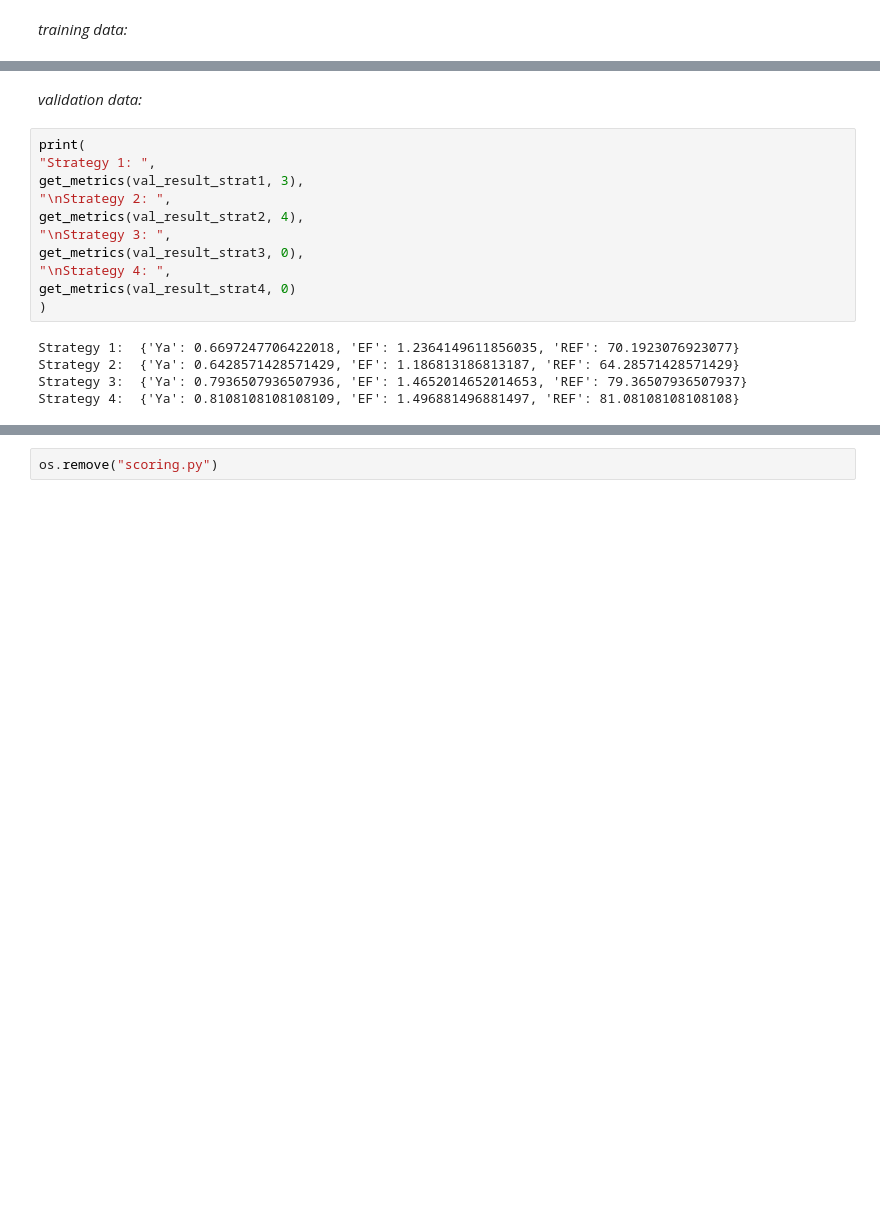
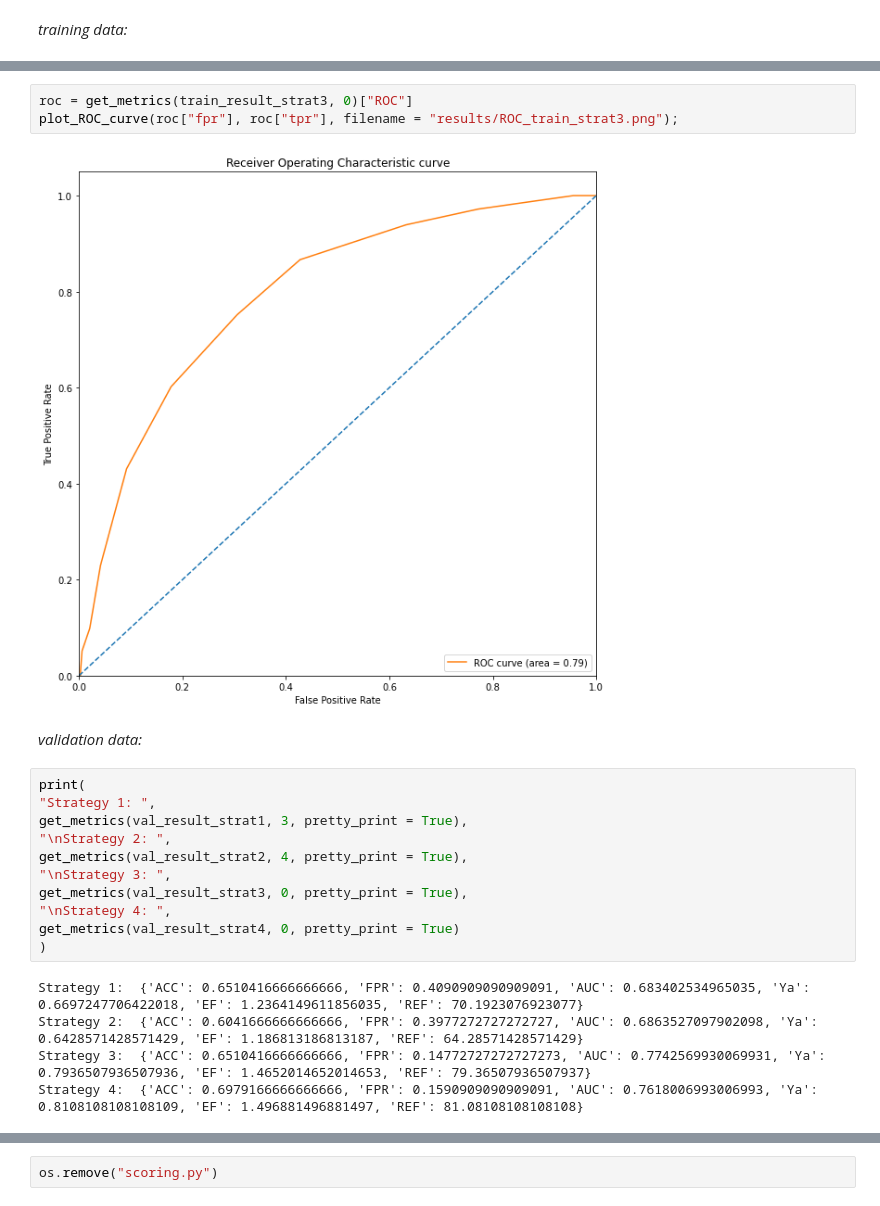
Before and after one commit to michabirklbauer/protein_docking, a Jupyter notebook: data/acetylcholinesterase/scoring/scoring.ipynb, the cells around one changed output, grey strips where cells are left out. Saved outputs shown, nothing was run; the diff lists cells and outputs as text; blank space fills up the shorter version.

```diff
--- a/data/acetylcholinesterase/scoring/scoring.ipynb
+++ b/data/acetylcholinesterase/scoring/scoring.ipynb
@@ -283,18 +267,23 @@ Strategy 4:  {'Ya': 0.8458333333333333, 'EF': 1.5133879781420763, 'REF': 84.5833
+# %%
+roc = get_metrics(train_result_strat3, 0)["ROC"]
+plot_ROC_curve(roc["fpr"], roc["tpr"], filename = "results/ROC_train_strat3.png");
+# %% [output]
+[figure, added]
 # %% [markdown]
 *validation data:*
 # %%
 print(
 "Strategy 1: ",
-get_metrics(val_result_strat1, 3),
+get_metrics(val_result_strat1, 3, pretty_print = True),
 "\nStrategy 2: ",
-get_metrics(val_result_strat2, 4),
+get_metrics(val_result_strat2, 4, pretty_print = True),
 "\nStrategy 3: ",
-get_metrics(val_result_strat3, 0),
+get_metrics(val_result_strat3, 0, pretty_print = True),
 "\nStrategy 4: ",
-get_metrics(val_result_strat4, 0)
+get_metrics(val_result_strat4, 0, pretty_print = True)
 )
 # %% [output]
-Strategy 1:  {'Ya': 0.6697247706422018, 'EF': 1.2364149611856035, 'REF': 70.1923076923077}
-Strategy 2:  {'Ya': 0.6428571428571429, 'EF': 1.186813186813187, 'REF': 64.28571428571429}
-Strategy 3:  {'Ya': 0.7936507936507936, 'EF': 1.4652014652014653, 'REF': 79.36507936507937}
-Strategy 4:  {'Ya': 0.8108108108108109, 'EF': 1.496881496881497, 'REF': 81.08108108108108}
+Strategy 1:  {'ACC': 0.6510416666666666, 'FPR': 0.4090909090909091, 'AUC': 0.683402534965035, 'Ya': 0.6697247706422018, 'EF': 1.2364149611856035, 'REF': 70.1923076923077}
+Strategy 2:  {'ACC': 0.6041666666666666, 'FPR': 0.3977272727272727, 'AUC': 0.6863527097902098, 'Ya': 0.6428571428571429, 'EF': 1.186813186813187, 'REF': 64.28571428571429}
+Strategy 3:  {'ACC': 0.6510416666666666, 'FPR': 0.14772727272727273, 'AUC': 0.7742569930069931, 'Ya': 0.7936507936507936, 'EF': 1.4652014652014653, 'REF': 79.36507936507937}
+Strategy 4:  {'ACC': 0.6979166666666666, 'FPR': 0.1590909090909091, 'AUC': 0.7618006993006993, 'Ya': 0.8108108108108109, 'EF': 1.496881496881497, 'REF': 81.08108108108108}
```
Also changed, not shown: parts of 16 cells of this notebook, 6 other files.
